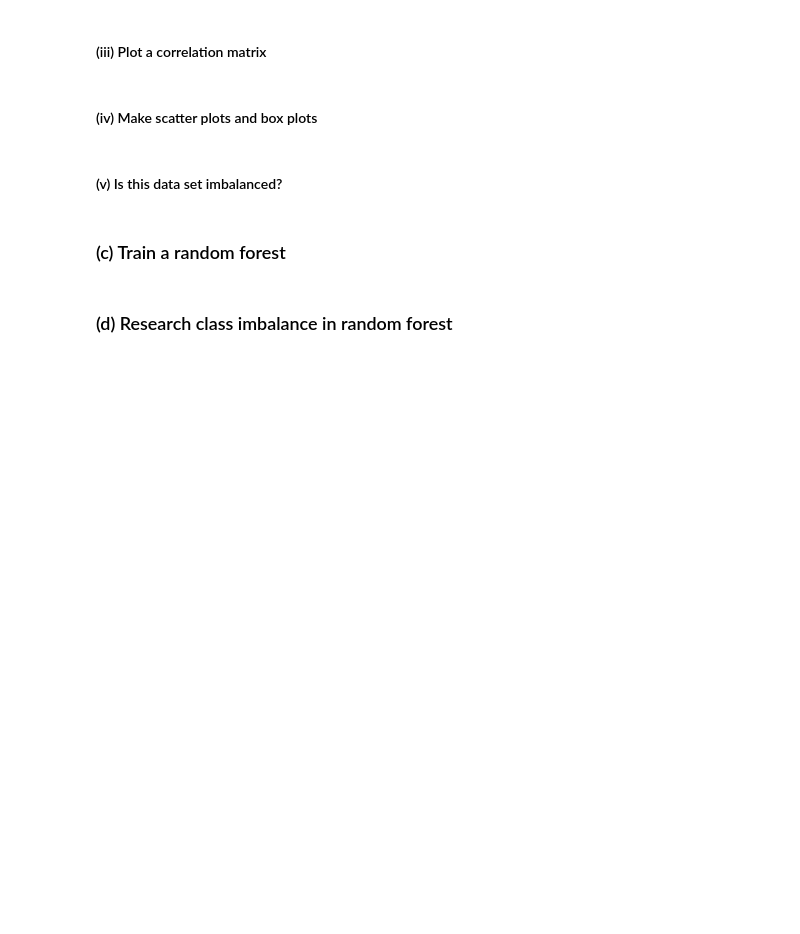
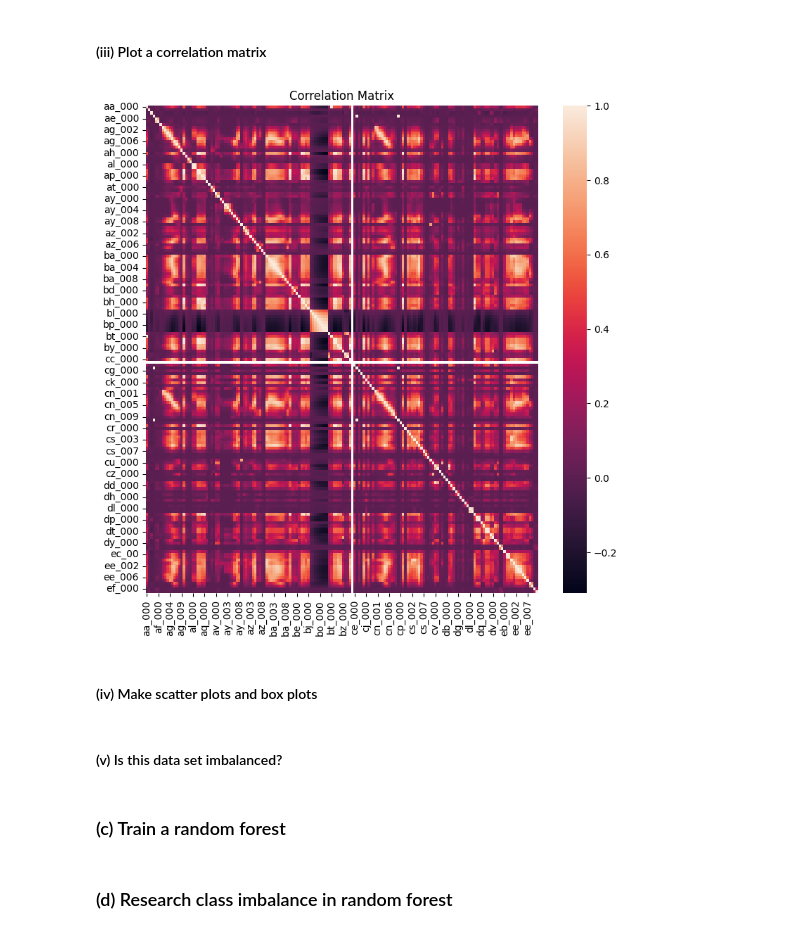
Before and after one commit to cxieusc/DSCI_552_HW6, a Jupyter notebook: notebook/Xie_Chong_HW6.ipynb, the cells around one changed output. Drawn from its saved outputs; the diff is of its cells as text; code cells hidden in the pictures; blank space fills up the shorter version.

```diff
--- a/notebook/Xie_Chong_HW6.ipynb
+++ b/notebook/Xie_Chong_HW6.ipynb
@@ -47,0 +86,20 @@ Test set shape: (16000, 171)
+# %%
+X_train = df_train.drop(columns="class")
+X_test = df_test.drop(columns="class")
+y_train = df_train["class"]
+y_test = df_test["class"]
+
+imputer = SimpleImputer(strategy="mean").set_output(transform="pandas")
+
+X_train_imputed = imputer.fit_transform(X_train)
+X_test_imputed = imputer.fit_transform(X_test)
+# %%
+df_train_imputed = pd.concat([y_train, X_train_imputed], axis=1)
+df_test_imputed = pd.concat([y_test, X_test_imputed], axis=1)
+
+df_all_imputed = pd.concat(
+    [df_train_imputed, df_test_imputed],
+    ignore_index=True
+)
+
+df_all_imputed
@@ -50,5 +140,12 @@ Test set shape: (16000, 171)
 # %% [markdown]
 #### (iii) Plot a correlation matrix
+# %%
+plt.figure(figsize=(9, 9))
+sns.heatmap(df_all_imputed.drop(columns="class").corr())
+plt.title("Correlation Matrix")
+plt.show()
+# %% [output]
+[figure, added]
 # %% [markdown]
 #### (iv) Make scatter plots and box plots
 # %% [markdown]
```
Also changed, not shown: parts of 8 cells of this notebook.
